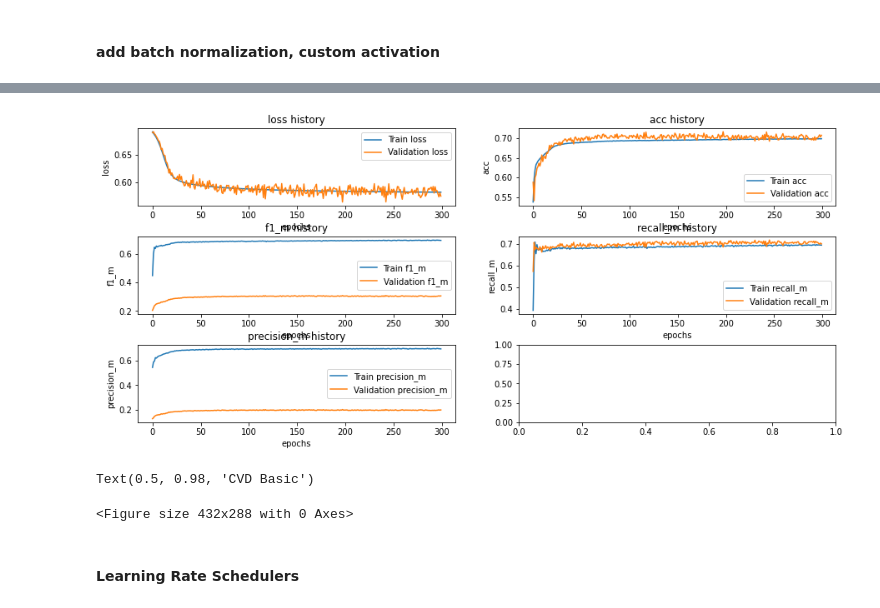
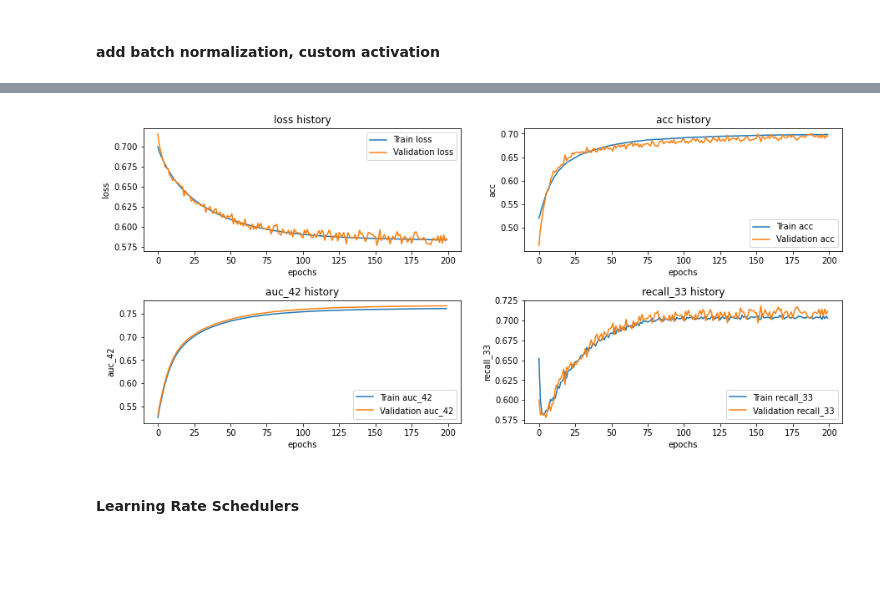
Before and after one commit to analiseb/UB-Masters-Thesis, a Jupyter notebook: MODEL_mlp-alternative.ipynb, the cells around one changed output, grey strips where cells are left out. Saved outputs shown, nothing was run; the diff lists cells and outputs as text; code cells hidden in the pictures; blank space fills up the shorter version.

```diff
--- a/MODEL_mlp-alternative.ipynb
+++ b/MODEL_mlp-alternative.ipynb
@@ -121,7 +121,7 @@ def mlp_model( X_train, X_val, y_val, y_train, X_test, y_test, epochs, batch, ac
     model.compile(
         loss="binary_crossentropy",
         optimizer=opt(learning_rate=lr),
-        metrics=['acc',tf.keras.metrics.AUC(), utilities.recall_m])
+        metrics=['acc',tf.keras.metrics.AUC(), tf.keras.metrics.Recall()])
 
     # fit model on train set
     history = model.fit(
@@ -172,15 +172,15 @@ def mlp_model( X_train, X_val, y_val, y_train, X_test, y_test, epochs, batch, ac
     score = model.evaluate(X_test, y_test, verbose=0)
     return history, score
 # %%
-epochs =300
-batch = 400
+epochs =200
+batch = 5000
 sample_methods =['ADASYN', 'over', 'under', 'partial_under']
 activations=['relu', 'tanh', tf.keras.activations.gelu]
 optimizers = [SGD, Adam, Adagrad]
 num_transformers = [StandardScaler(), MinMaxScaler(), QuantileTransformer(output_distribution='uniform')]
 # test one_hot==True/False
 # %%
-X_train, X_val, X_test, y_train, y_val, y_test = utilities.process_features(df, 'CVD', StandardScaler(), one_hot=True)
+X_train, X_val, X_test, y_train, y_val, y_test = utilities.process_features(df, 'CVD', RobustScaler(), one_hot=True)
 X_train, y_train= utilities.resample_data(X_train, y_train, 'under')
 
 # # evaluate model with a given number of nodes
@@ -196,12 +196,12 @@ X_train, y_train= utilities.resample_data(X_train, y_train, 'under')
 from tensorflow.keras.optimizers.schedules import PolynomialDecay
 
 lr_schedule = PolynomialDecay(0.003, 5000,0.001, power=1.5)
-history, result = mlp_model( X_train, X_val, y_val, y_train, X_test, y_test, epochs, batch, activation='tanh',opt=SGD, lr=0.001)
+history, result = mlp_model( X_train, X_val, y_val, y_train, X_test, y_test, epochs, batch, activation='tanh',opt=RMSprop, lr=0.000002)
 
 # summarize final test set accuracy
 print('loss=%.3f  accuracy=%.3f  AUC=%.3f   Recall=%.3f' % (result[0], result[1], result[2], result[3]))
 
 # plot learning curves
-utilities.plot_history(history, ['acc', 'f1_m', 'recall_m' ,'precision_m'])
-plt.suptitle('CVD Basic')
+# utilities.plot_history(history, ['acc', 'f1_m', 'recall_m' ,'precision_m'])
+# plt.suptitle('CVD Basic')
 # %% [output]
@@ -210,32 +225,29 @@ ValueError: ignored
 # %%
 def plot_history(history, measures):
     """
     history: Keras training history
     measures = list of names of measures
     """
     rows = len(measures) // 2 + len(measures) % 2
     fig, panels = plt.subplots(rows, 2, figsize=(15, 5))
     plt.subplots_adjust(top = 0.99, bottom=0.01, hspace=0.4, wspace=0.2)
     try:
         panels = [item for sublist in panels for item in sublist]
     except:
         pass
     for k, measure in enumerate(measures):
         panel = panels[k]
         panel.set_title(measure + ' history')
         panel.plot(history.epoch, history.history[measure], label="Train "+measure)
         panel.plot(history.epoch, history.history["val_"+measure], label="Validation "+measure)
         panel.set(xlabel='epochs', ylabel=measure)
         panel.legend()
 
     plt.show(fig)
 
-plot_history(history, ['loss','acc', 'f1_m', 'recall_m' ,'precision_m'])
-plt.suptitle('CVD Basic')
+plot_history(history, ['loss','acc', 'auc_42', 'recall_33'])
 # %% [output]
-[figure, old version]
+[figure, new version]
-Text(0.5, 0.98, 'CVD Basic')
-<Figure size 432x288 with 0 Axes>
 # %%
 # Test numerical transformers
 save_history = pd.DataFrame()
```
Also changed, not shown: parts of 2 cells of this notebook.
